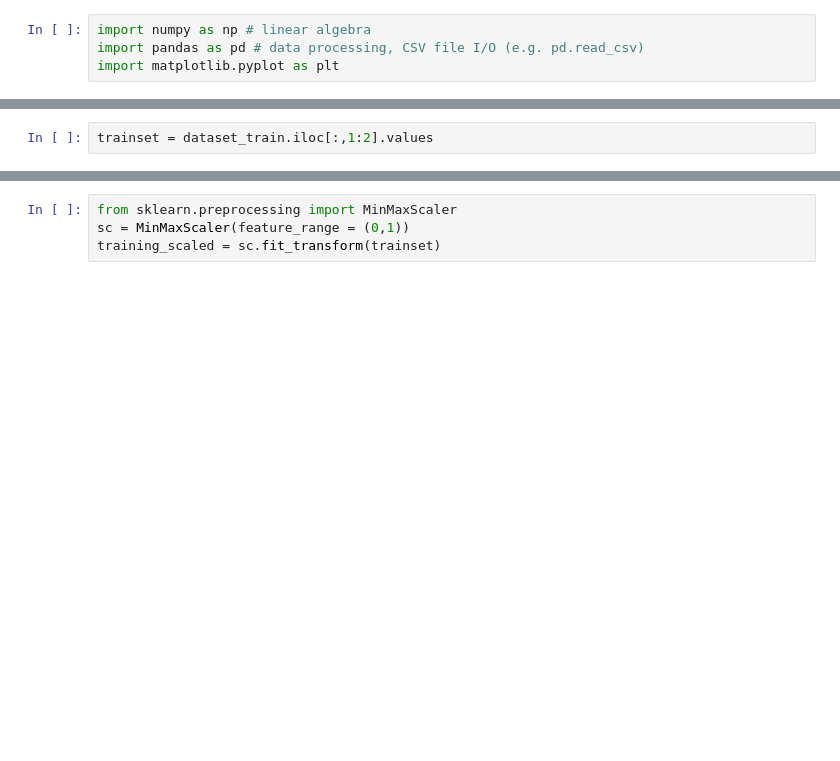
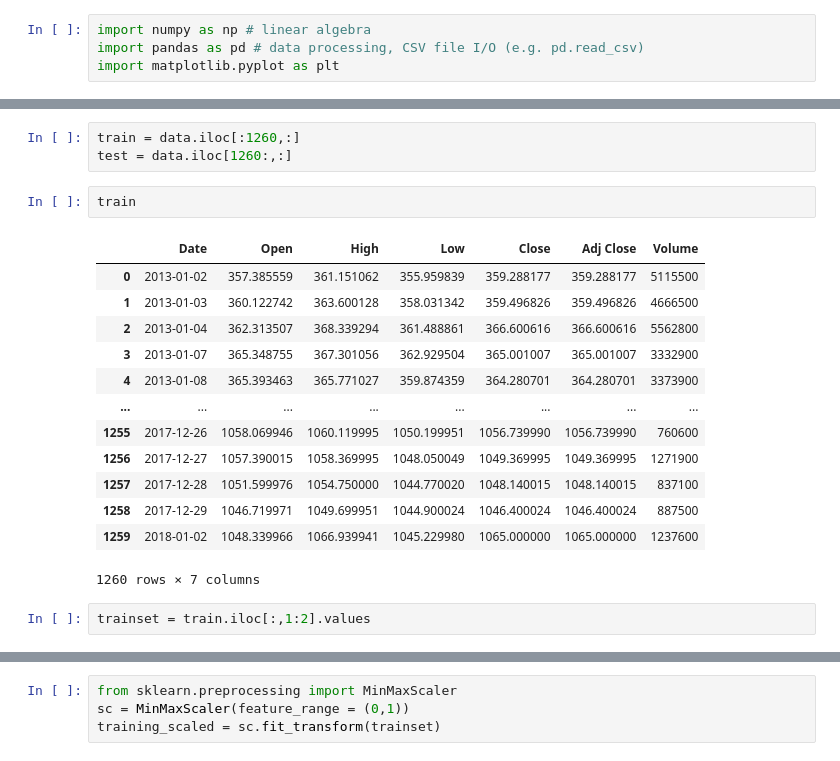
Before and after one commit to sauhard2701/LP-5, a Jupyter notebook: DL Ass3.ipynb, the cells around one changed output, grey strips where cells are left out. Saved outputs shown, nothing was run; the diff lists cells and outputs as text; blank space fills up the shorter version.

```diff
--- a/DL Ass3.ipynb
+++ b/DL Ass3.ipynb
@@ -23,5 +28,24 @@ dataset_train
+# %%
+train = data.iloc[:1260,:]
+test = data.iloc[1260:,:]
+# %%
+train
+# %% [output]
+|  | Date | Open | High | Low | Close | Adj Close | Volume |
+| 0 | 2013-01-02 | 357.385559 | 361.151062 | 355.959839 | 359.288177 | 359.288177 | 5115500 |
+| 1 | 2013-01-03 | 360.122742 | 363.600128 | 358.031342 | 359.496826 | 359.496826 | 4666500 |
+| 2 | 2013-01-04 | 362.313507 | 368.339294 | 361.488861 | 366.600616 | 366.600616 | 5562800 |
+| 3 | 2013-01-07 | 365.348755 | 367.301056 | 362.929504 | 365.001007 | 365.001007 | 3332900 |
+| 4 | 2013-01-08 | 365.393463 | 365.771027 | 359.874359 | 364.280701 | 364.280701 | 3373900 |
+| ... | ... | ... | ... | ... | ... | ... | ... |
+| 1255 | 2017-12-26 | 1058.069946 | 1060.119995 | 1050.199951 | 1056.739990 | 1056.739990 | 760600 |
+| 1256 | 2017-12-27 | 1057.390015 | 1058.369995 | 1048.050049 | 1049.369995 | 1049.369995 | 1271900 |
+| 1257 | 2017-12-28 | 1051.599976 | 1054.750000 | 1044.770020 | 1048.140015 | 1048.140015 | 837100 |
+| 1258 | 2017-12-29 | 1046.719971 | 1049.699951 | 1044.900024 | 1046.400024 | 1046.400024 | 887500 |
+| 1259 | 2018-01-02 | 1048.339966 | 1066.939941 | 1045.229980 | 1065.000000 | 1065.000000 | 1237600 |
+1260 rows × 7 columns
 # %%
-trainset = dataset_train.iloc[:,1:2].values
+trainset = train.iloc[:,1:2].values
 # %%
 trainset
 # %% [output]
```
Also changed, not shown: parts of 28 cells of this notebook, 2 other files.
